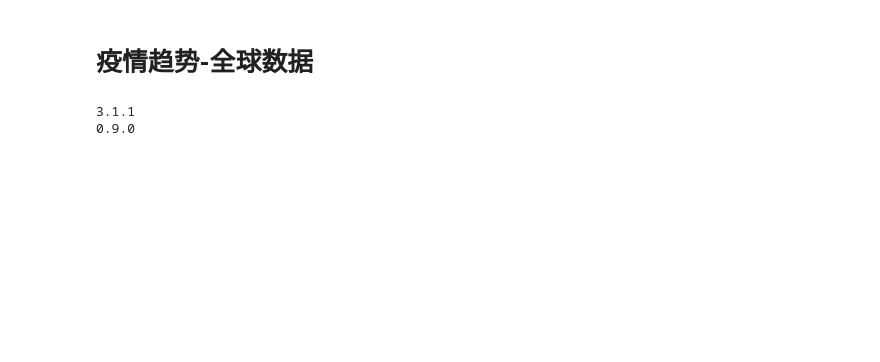
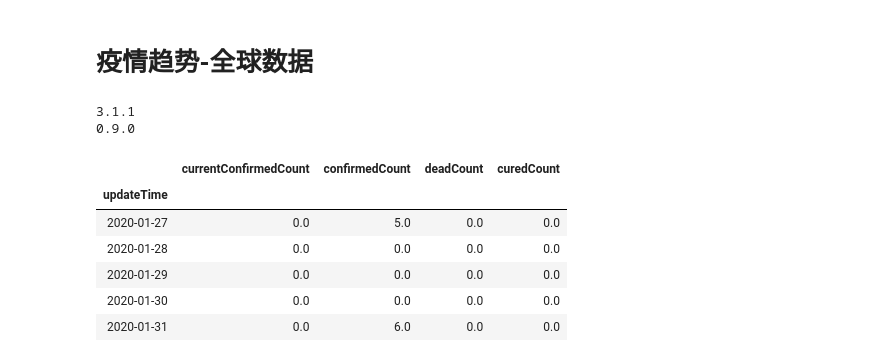
Before and after one commit to silianpan/2019-nCoV, a Jupyter notebook: world_trend.ipynb, the cells around one changed output. Drawn from its saved outputs; the diff is of its cells as text; code cells hidden in the pictures; blank space fills up the shorter version.

```diff
--- a/world_trend.ipynb
+++ b/world_trend.ipynb
@@ -48,3 +49,95 @@ print(sns.__version__)  #> 0.9.0
 # %% [output]
 3.1.1
 0.9.0
+# %%
+# 准备数据
+df = pd.read_json('data/json/DXYArea-TimeSeries.json')
+# 过滤
+df = df[df['countryName'] == '美国']
+# 排序
+df.sort_values(by='updateTime', ascending=False, inplace=True)
+# origin=pd.Timestamp('1970-01-01 08:00:00')转换为东八区
+df['updateTime'] = pd.to_datetime(df['updateTime'], unit='ms', origin=pd.Timestamp('1970-01-01 08:00:00'))
+
+# 累计确诊数据
+df_all = df[['currentConfirmedCount', 'confirmedCount', 'deadCount', 'curedCount', 'updateTime']]
+df_all.set_index('updateTime', inplace=True)
+df_all = df_all.resample('D').last()
+df_all.fillna(0, inplace=True)
+df_all.head()
+
+# 新增确诊数据
+df2 = df.set_index('updateTime')
+df2 = df2['incrVo'][df2['incrVo'].notnull()]
+incr_list = list(df2)
+df_incr = pd.DataFrame(incr_list, index=df2.index)
+df_incr = df_incr.resample('D').last()
+df_incr.head()
+
+# 第二种绘图方式：pandas绘图
+# 建立画布和子图
+# colormap = {
+#     'currentConfirmedCount': '#ff7500',
+#     'confirmedCount': '#be002f',
+#     'deadCount': '#395260',
+#     'curedCount': '#0aa344',
+#     'currentConfirmedIncr': '#ff4d4f',
+#     'confirmedIncr': '#ff7a45',
+#     'deadCountIncr': '#434343',
+#     'curedCountIncr': '#7cb305'
+# }
+fig0, ax0 = plt.subplots(1, 1, figsize=(11,6))
+df_incr.plot(ax=ax0, legend=False, colormap='gist_rainbow')
+ax1 = ax0.twinx()
+df_all.plot(ax=ax1, legend=False, colormap='winter')
+fig0.legend(loc=1, bbox_to_anchor=(0.3,1), bbox_transform=ax0.transAxes, fontsize='medium')
+
+# x轴日期格式化显示
+# ticklabels = ['']*len(df_all)
+# skip = len(df_all)//12
+# ticklabels[::skip] = [item.strftime('%-m/%-d') for item in df_all.index[::skip]]
+# ax0.xaxis.set_major_formatter(ticker.FixedFormatter(ticklabels))
+# fig0.autofmt_xdate()
+
+# 第二种绘图方式：pandas绘图
+fig, ax = plt.subplots(1, 1, figsize=(11,6))
+df_incr.plot.bar(ax=ax)
+ax.legend(fontsize='medium')
+# x轴日期格式化显示
+ticklabels = ['']*len(df_incr)
+skip = len(df_incr)//12
+ticklabels[::skip] = [item.strftime('%-m/%-d') for item in df_incr.index[::skip]]
+ax.xaxis.set_major_formatter(ticker.FixedFormatter(ticklabels))
+fig.autofmt_xdate()
+
+# ax2 = ax.twinx()
+# ax2.plot(df_all.index, df_all['currentConfirmedCount'], color='#ff7500', marker='o', markersize=2, label='现存确诊')
+# ax2.plot(df_all.index, df_all['confirmedCount'], color='#be002f', marker='o', markersize=2, label='累计确诊')
+# ax2.plot(df_all.index, df_all['deadCount'], color='#395260', marker='o', markersize=2, label='死亡')
+# ax2.plot(df_all.index, df_all['curedCount'], color='#0aa344', marker='o', markersize=2, label='治愈')
+
+# ax2.bar(df_incr.index, df_incr['currentConfirmedIncr'], color='#f2be45', label='新增现存确诊')
+# ax2.bar(df_incr.index, df_incr['confirmedIncr'], color='#ed5736', label='新增确诊')
+# ax2.bar(df_incr.index, df_incr['deadCountIncr'], color='#ed5736', label='新增死亡')
+# ax2.bar(df_incr.index, df_incr['curedCountIncr'], color='#ed5736', label='新增治愈')
+
+
+# ax.set_title('美国')
+# 设置刻度大小
+# ax.tick_params(labelsize=10)
+# 设置刻度旋转
+# ax.tick_params(axis='x', rotation=30)
+# ax.xaxis.set_major_formatter(mdates.DateFormatter('%-m/%-d'))
+# ax.xaxis.set_major_locator(mdates.DayLocator(interval=4))
+
+# 添加数据标签
+# for a, b in zip(df['updateTime'], df['currentConfirmedCount']):
+#     plt.text(a, b, b, ha='center', va='bottom', fontsize=8)
+# %% [output]
+|  | currentConfirmedCount | confirmedCount | deadCount | curedCount |
+| updateTime |  |  |  |  |
+| 2020-01-27 | 0.0 | 5.0 | 0.0 | 0.0 |
+| 2020-01-28 | 0.0 | 0.0 | 0.0 | 0.0 |
+| 2020-01-29 | 0.0 | 0.0 | 0.0 | 0.0 |
+| 2020-01-30 | 0.0 | 0.0 | 0.0 | 0.0 |
+| 2020-01-31 | 0.0 | 6.0 | 0.0 | 0.0 |
```
Also changed, not shown: parts of 4 cells of this notebook.
